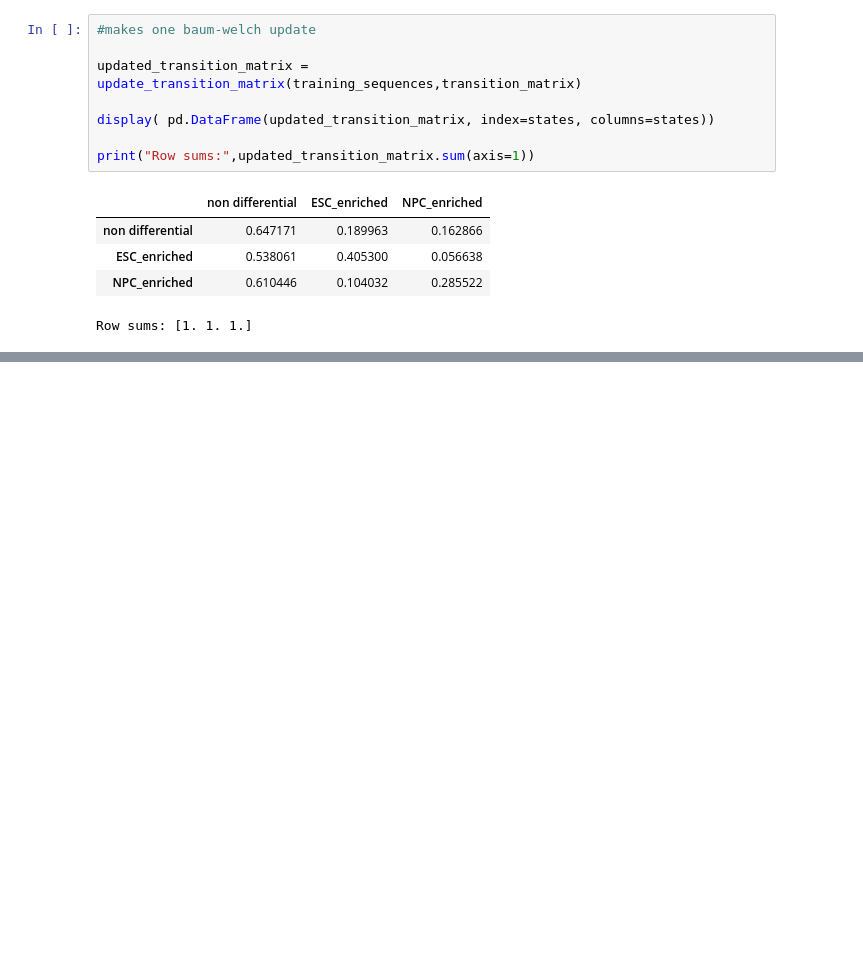
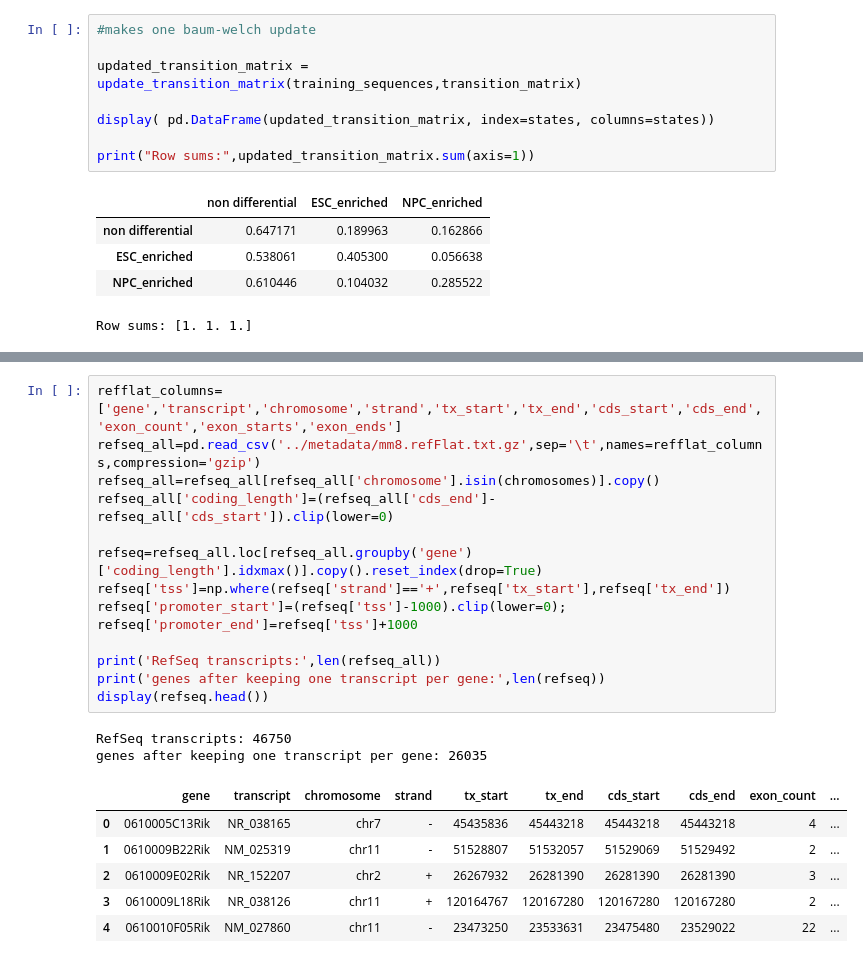
Before and after one commit to elifmgungor/chipdiff-reproduction, a Jupyter notebook: notebooks/01_exploratory.ipynb, the cells around one changed output, grey strips where cells are left out. Cells and saved outputs as stored; diff of their text form; blank space fills up the shorter version.

```diff
--- a/notebooks/01_exploratory.ipynb
+++ b/notebooks/01_exploratory.ipynb
@@ -1399,0 +1576,22 @@ UnboundLocalError: cannot access local variable 'transition_matrix' where it is
+# %%
+refflat_columns=['gene','transcript','chromosome','strand','tx_start','tx_end','cds_start','cds_end','exon_count','exon_starts','exon_ends']
+refseq_all=pd.read_csv('../metadata/mm8.refFlat.txt.gz',sep='\t',names=refflat_columns,compression='gzip')
+refseq_all=refseq_all[refseq_all['chromosome'].isin(chromosomes)].copy()
+refseq_all['coding_length']=(refseq_all['cds_end']-refseq_all['cds_start']).clip(lower=0)
+
+refseq=refseq_all.loc[refseq_all.groupby('gene')['coding_length'].idxmax()].copy().reset_index(drop=True)
+refseq['tss']=np.where(refseq['strand']=='+',refseq['tx_start'],refseq['tx_end'])
+refseq['promoter_start']=(refseq['tss']-1000).clip(lower=0); refseq['promoter_end']=refseq['tss']+1000
+
+print('RefSeq transcripts:',len(refseq_all))
+print('genes after keeping one transcript per gene:',len(refseq))
+display(refseq.head())
+# %% [output]
+RefSeq transcripts: 46750
+genes after keeping one transcript per gene: 26035
+|  | gene | transcript | chromosome | strand | tx_start | tx_end | cds_start | cds_end | exon_count | ... |
+| 0 | 0610005C13Rik | NR_038165 | chr7 | - | 45435836 | 45443218 | 45443218 | 45443218 | 4 | ... |
+| 1 | 0610009B22Rik | NM_025319 | chr11 | - | 51528807 | 51532057 | 51529069 | 51529492 | 2 | ... |
+| 2 | 0610009E02Rik | NR_152207 | chr2 | + | 26267932 | 26281390 | 26281390 | 26281390 | 3 | ... |
+| 3 | 0610009L18Rik | NR_038126 | chr11 | + | 120164767 | 120167280 | 120167280 | 120167280 | 2 | ... |
+| 4 | 0610010F05Rik | NM_027860 | chr11 | - | 23473250 | 23533631 | 23475480 | 23529022 | 22 | ... |
```
Also changed, not shown: parts of 24 cells of this notebook, 9 other files.
